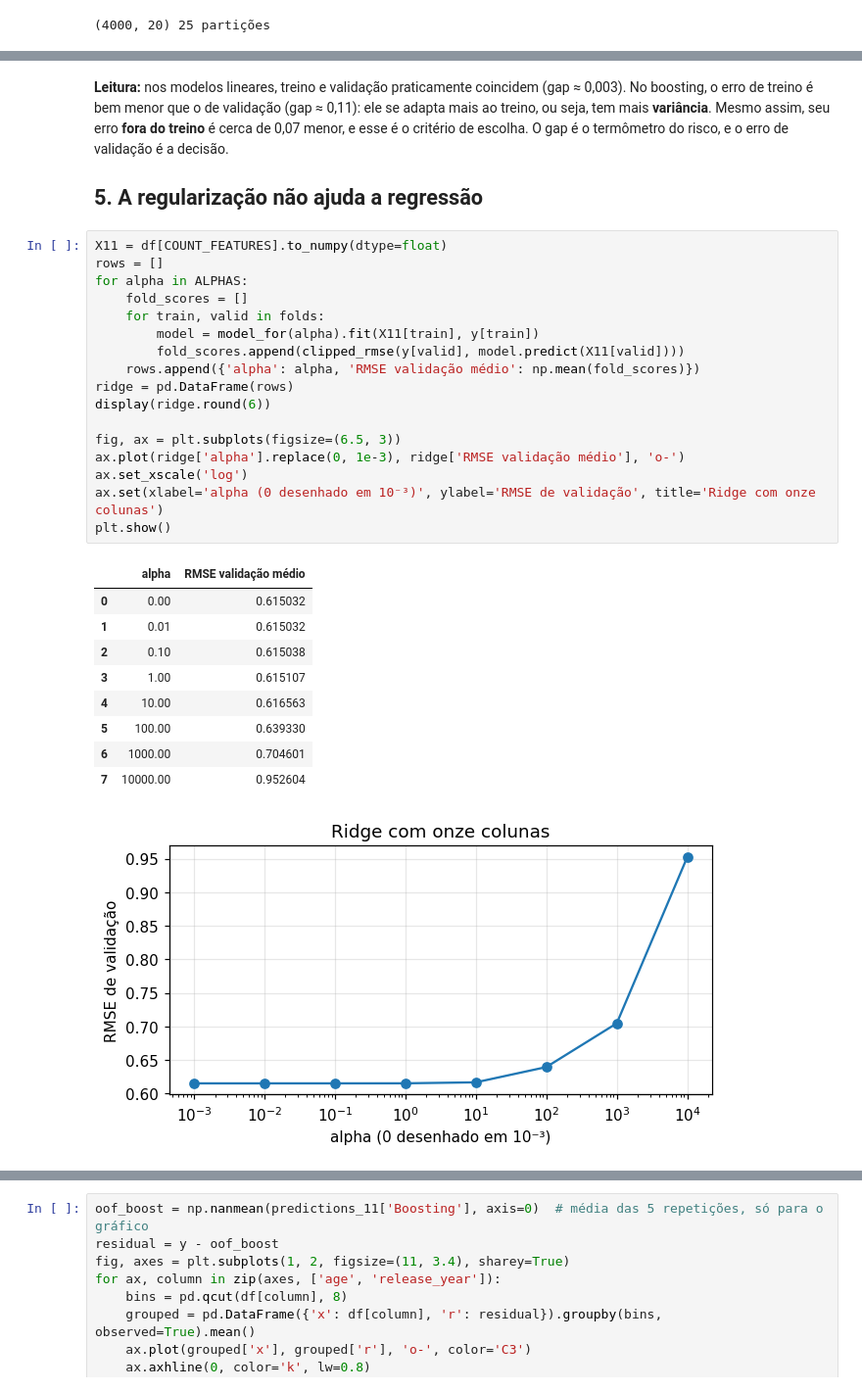
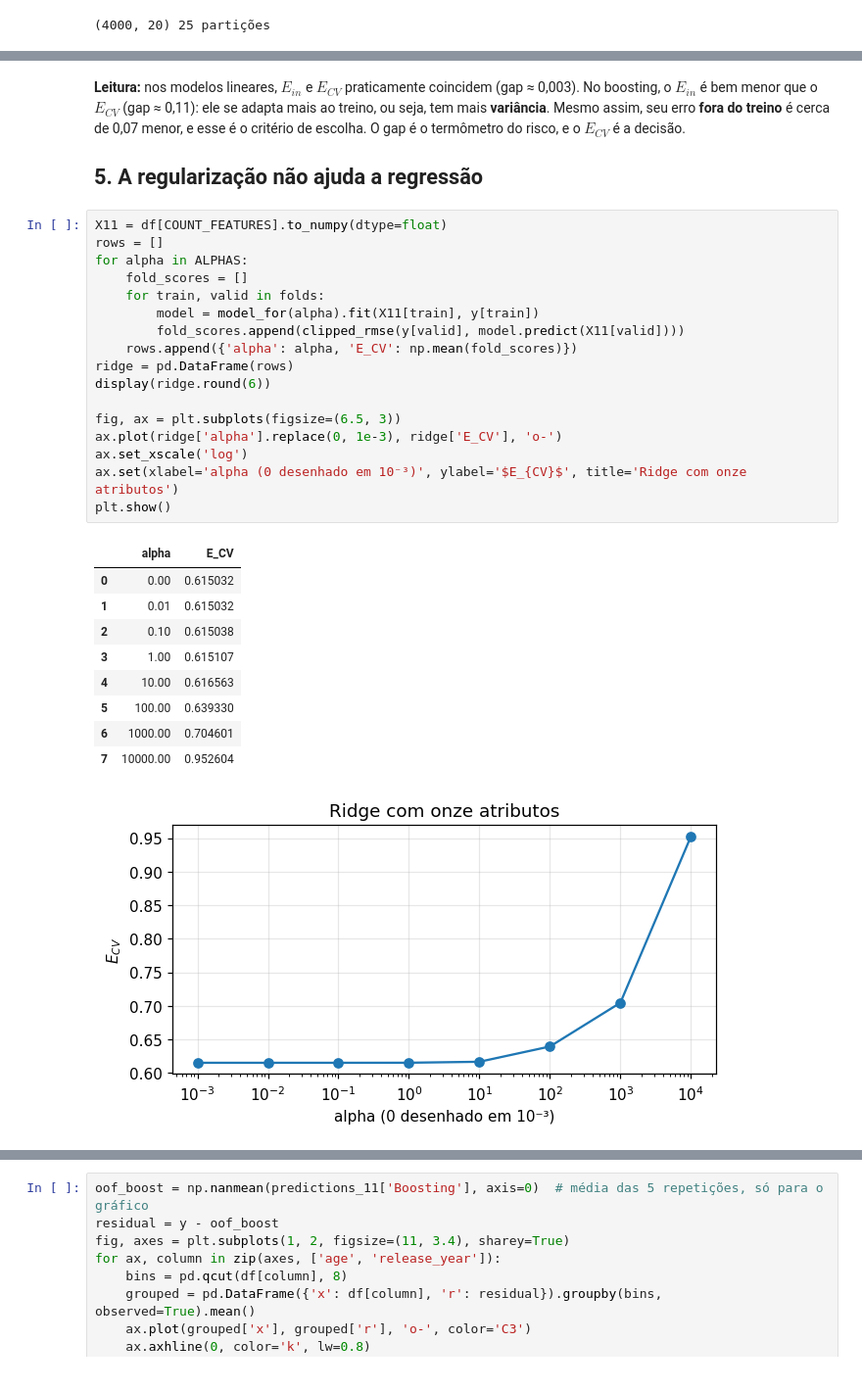
Before and after one commit to Robootic/movie-rating-prediction, a Jupyter notebook: notebooks/10_testes_finais.ipynb, the cells around one changed output, grey strips where cells are left out. Shown at 98% size. Drawn from its saved outputs; the diff is of its cells as text.

```diff
--- a/notebooks/10_testes_finais.ipynb
+++ b/notebooks/10_testes_finais.ipynb
@@ -154,35 +154,35 @@ display(gap.round(6))
 | Ridge | 0.612451 | 0.615032 | 0.002581 |
 | Boosting | 0.431541 | 0.544753 | 0.113212 |
 # %% [markdown]
-**Leitura:** nos modelos lineares, treino e validação praticamente coincidem (gap ≈ 0,003). No boosting, o erro de treino é bem menor que o de validação (gap ≈ 0,11): ele se adapta mais ao treino, ou seja, tem mais **variância**. Mesmo assim, seu erro **fora do treino** é cerca de 0,07 menor, e esse é o critério de escolha. O gap é o termômetro do risco, e o erro de validação é a decisão.
+**Leitura:** nos modelos lineares, $E_{in}$ e $E_{CV}$ praticamente coincidem (gap ≈ 0,003). No boosting, o $E_{in}$ é bem menor que o $E_{CV}$ (gap ≈ 0,11): ele se adapta mais ao treino, ou seja, tem mais **variância**. Mesmo assim, seu erro **fora do treino** é cerca de 0,07 menor, e esse é o critério de escolha. O gap é o termômetro do risco, e o $E_{CV}$ é a decisão.
 
 ## 5. A regularização não ajuda a regressão
 # %%
 X11 = df[COUNT_FEATURES].to_numpy(dtype=float)
 rows = []
 for alpha in ALPHAS:
     fold_scores = []
     for train, valid in folds:
         model = model_for(alpha).fit(X11[train], y[train])
         fold_scores.append(clipped_rmse(y[valid], model.predict(X11[valid])))
-    rows.append({'alpha': alpha, 'RMSE validação médio': np.mean(fold_scores)})
+    rows.append({'alpha': alpha, 'E_CV': np.mean(fold_scores)})
 ridge = pd.DataFrame(rows)
 display(ridge.round(6))
 
 fig, ax = plt.subplots(figsize=(6.5, 3))
-ax.plot(ridge['alpha'].replace(0, 1e-3), ridge['RMSE validação médio'], 'o-')
+ax.plot(ridge['alpha'].replace(0, 1e-3), ridge['E_CV'], 'o-')
 ax.set_xscale('log')
-ax.set(xlabel='alpha (0 desenhado em 10⁻³)', ylabel='RMSE de validação', title='Ridge com onze colunas')
+ax.set(xlabel='alpha (0 desenhado em 10⁻³)', ylabel='$E_{CV}$', title='Ridge com onze atributos')
 plt.show()
 # %% [output]
-|  | alpha | RMSE validação médio |
+|  | alpha | E_CV |
 | 0 | 0.00 | 0.615032 |
 | 1 | 0.01 | 0.615032 |
 | 2 | 0.10 | 0.615038 |
 | 3 | 1.00 | 0.615107 |
 | 4 | 10.00 | 0.616563 |
 | 5 | 100.00 | 0.639330 |
 | 6 | 1000.00 | 0.704601 |
 | 7 | 10000.00 | 0.952604 |
-[figure, old version]
+[figure, new version]
 # %% [markdown]
```
Also changed, not shown: parts of 16 cells of this notebook, 55 other files.
